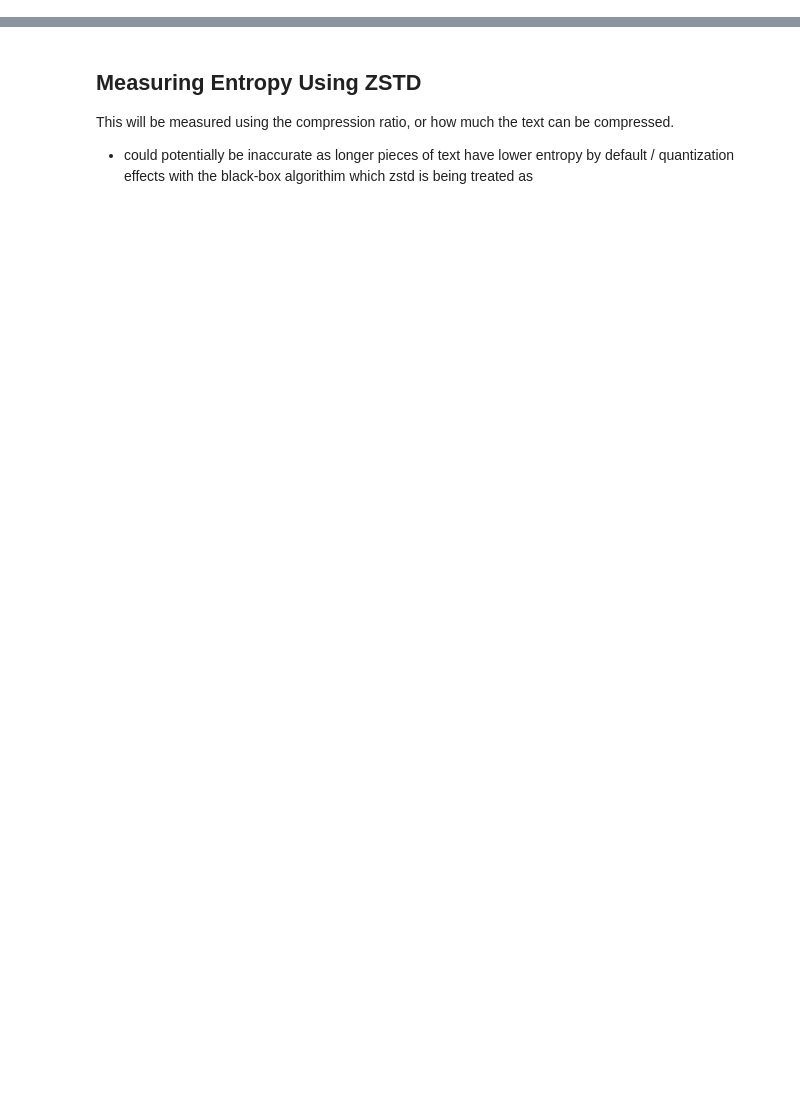
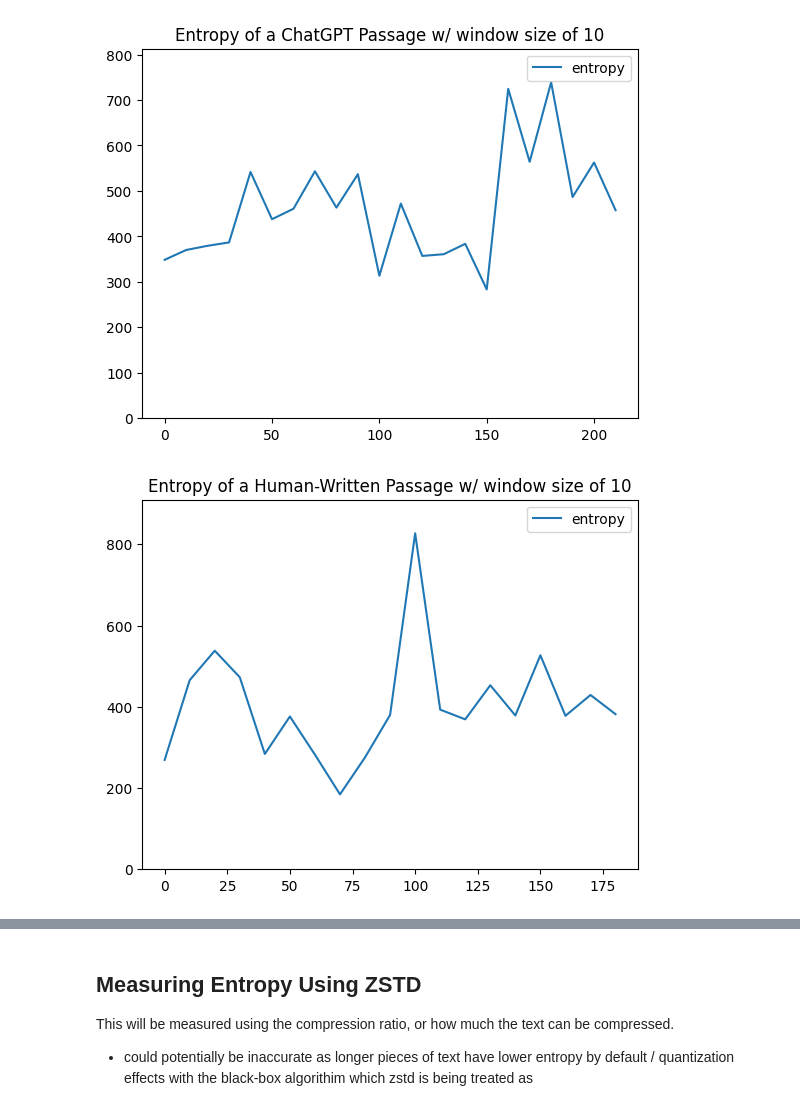
Before and after one commit to wkaisertexas/nlp-final, a Jupyter notebook: notebooks/measuring-entropy-in-datasets.ipynb, the cells around one changed output, grey strips where cells are left out. Drawn from its saved outputs; the diff is of its cells as text; code cells hidden in the pictures; blank space fills up the shorter version.

Commit message:
initial figure

```diff
--- a/notebooks/measuring-entropy-in-datasets.ipynb
+++ b/notebooks/measuring-entropy-in-datasets.ipynb
@@ -19,12 +22,14 @@ from pathlib import Path
 # %%
 with Path("../samples/chatgpt-narrative-economics.txt").open() as f:
     CHATGPT_TEXT = f.read()
+with Path("../samples/isef-analysis.txt").open() as f:
+    ISEF_TEXT = f.read()
 # %%
 torch.set_default_device("cuda")
 
 if 'model' not in locals():
     torch.cuda.empty_cache()
-    model = AutoModelForCausalLM.from_pretrained("microsoft/phi-1_5", torch_dtype="auto", trust_remote_code=True)
+    model = AutoModelForCausalLM.from_pretrained("microsoft/phi-1_5", dtype="auto", trust_remote_code=True)
 if 'tokenizer' not in locals():
     tokenizer = AutoTokenizer.from_pretrained("microsoft/phi-1_5", trust_remote_code=True)
 # %%
@@ -42,16 +50,17 @@ from torch.amp import autocast
 for param in model.parameters():
     param.grad = None
 
-def measure_losses(input_txt: str) -> tuple[float, list]:
+def measure_losses(input_txt: str) -> tuple[float, list[float]]:
     """
     Measures the losses of a piece of text
     """
+    torch.cuda.empty_cache()
     inputs = tokenizer(
         input_txt,
         return_tensors="pt",
         return_attention_mask=True
     )
-    with autocast():
+    with autocast(device_type="cuda"):
         result = model.forward(**inputs)
 
     logits = result.logits
@@ -77,6 +86,7 @@ def measure_losses(input_txt: str) -> tuple[float, list]:
 
         res = float(new_res[0, i, index])
 
+        # There were some numeric stability issues without this code. should be replaced eventually
         if res > 0.00000001:
             return_array.append(-1 * log(res))
         else:
@@ -84,5 +94,17 @@ def measure_losses(input_txt: str) -> tuple[float, list]:
 
     return inputs['input_ids'], return_array
 
-torch.cuda.empty_cache()
-chat_tokens, chat_entropy = measure_losses(CHATGPT_TEXT[1_000])
+isef_snippet = ISEF_TEXT[:1_000]
+chatgpt_snippet = CHATGPT_TEXT[:1_000]
+
+print("ISEF Snippet:")
+print("=" * 80)
+print(isef_snippet)
+print("=" * 80)
+print("ChatGPT Snippet:")
+print("=" * 80)
+print(chatgpt_snippet)
+print("=" * 80)
+
+isef_tokens, isef_entropy = measure_losses(isef_snippet)
+chat_tokens, chat_entropy = measure_losses(chatgpt_snippet)
@@ -89,26 +131,39 @@ chat_tokens, chat_entropy = measure_losses(CHATGPT_TEXT[1_000])
 # %%
-def sum_over_interval(entropy: list, window_size: int = 30) -> list:
+def sum_over_interval(entropy: list[float], window_size: int) -> list[float]:
     """
     Calculates the sum of entropy over a token window size (likely to be much more stable)
     """
 
     summed_entropies = []
 
     curr_sum = 0.0
     for idx, bits_of_info in enumerate(entropy):
         if (idx + 1) % window_size == 0:
             summed_entropies.append(curr_sum)
             curr_sum = 0
 
         curr_sum += bits_of_info
 
     return summed_entropies
 
-chat_entropy_totals = sum_over_interval(chat_entropy)
+window_size = 10
+chat_entropy_totals = sum_over_interval(chat_entropy, window_size)
 
 fig, ax = plt.subplots()
-ax.plot([i for i in range(len(chat_entropy_totals))], chat_entropy_totals, label='chat')
+ax.plot([i * window_size for i in range(len(chat_entropy_totals))], chat_entropy_totals, label='entropy')
 ax.legend()
 ax.set_ylim(0, max(chat_entropy_totals) * 1.1)
-ax.set_title("Entropy of a passage I wrote over time")
+ax.set_title(f"Entropy of a ChatGPT Passage w/ window size of {window_size}")
 plt.show()
+
+isef_entropy_totals = sum_over_interval(isef_entropy, window_size)
+
+fig, ax = plt.subplots()
+ax.plot([i * window_size for i in range(len(isef_entropy_totals))], isef_entropy_totals, label='entropy')
+ax.legend()
+ax.set_ylim(0, max(isef_entropy_totals) * 1.1)
+ax.set_title(f"Entropy of a Human-Written Passage w/ window size of {window_size}")
+plt.show()
+# %% [output]
+[figure, added]
+[figure, added]
```
Also changed, not shown: parts of 13 cells of this notebook, 6 other files.
